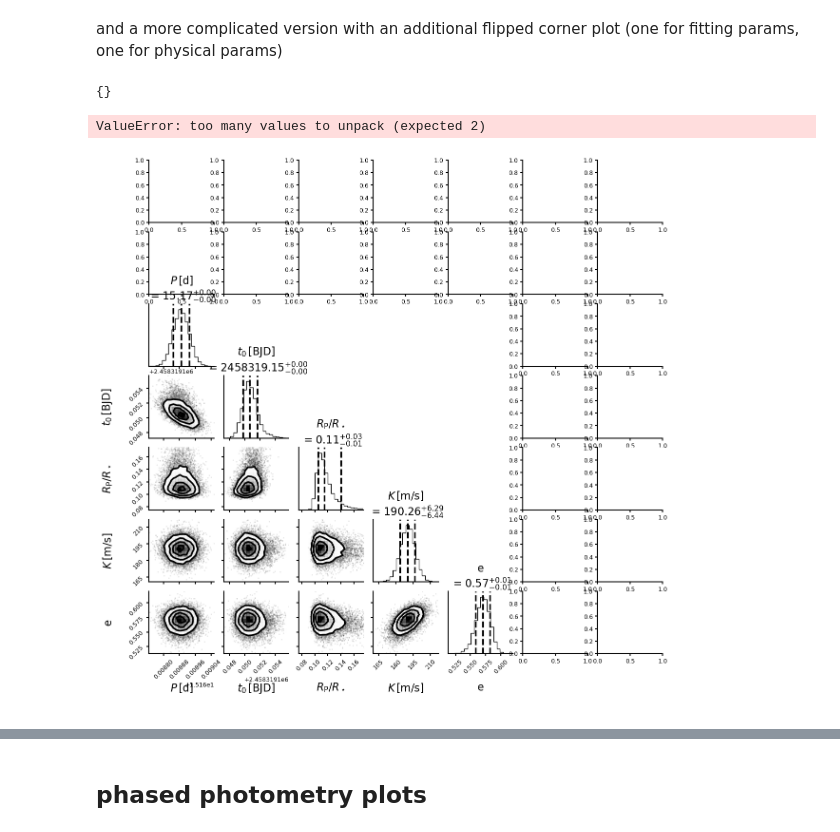
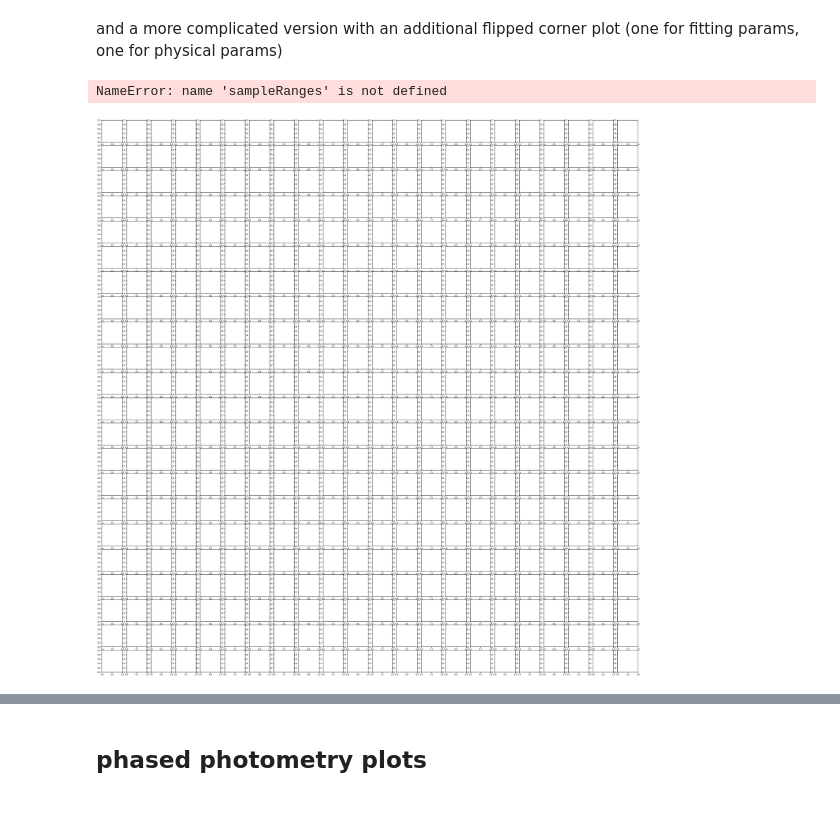
Before and after one commit to matiscke/eccentricWarmJupiter, a Jupyter notebook: 20200312_WINEpaper.ipynb, the cells around one changed output, grey strips where cells are left out. Saved outputs shown, nothing was run; the diff lists cells and outputs as text; code cells hidden in the pictures.

Commit message:
try to combine two cornerplots in one fig

```diff
--- a/20200312_WINEpaper.ipynb
+++ b/20200312_WINEpaper.ipynb
@@ -211,11 +192,11 @@ TypeError: object of type 'NoneType' has no len()
 # %% [markdown]
 ...and a smaller corner plot including only major parameters
 # %%
-params = ['P_p1', 't0_p1', 'K_p1', 'p_p1', 'ecc']
+params = ['P_p1', 't0_p1', 'K_p1', 'p_p1']
 sampleRanges = [1. for i in params]
 sampleRanges[2] = (0.075,0.175)    # order is not the one in the list 'params'
 
-fig, caxes = plots.plot_cornerPlot(results, posterior_names=params, pl=results.pl, pu=results.pu,
+fig= plots.plot_cornerPlot(results, posterior_names=params, pl=results.pl, pu=results.pu,
                                 quantiles=[0.16, 0.5, 0.84], show_titles=True, reverse=False,
                                 title_kwargs={"fontsize": 16}, title_fmt='.2f',
                                 rasterized=True,
@@ -229,48 +212,62 @@ TypeError: corner() got multiple values for argument 'range'
 and a more complicated version with an additional flipped corner plot (one for fitting params, one for physical params)
 # %%
 ndim = len(params)
+params2 = ['ecc', 'b_p1', 'radius_rj_p1']
+ndim2 = len(params2)
+
+
 
 # Some magic numbers for pretty axis layout (as in corner.corner)
 K = ndim
 factor = 2.0           # size of one side of one panel
 # if reverse:
 #     lbdim = 0.2 * factor   # size of left/bottom margin
 #     trdim = 0.5 * factor   # size of top/right margin
 # else:
 lbdim = 0.5 * factor   # size of left/bottom margin
 trdim = 0.2 * factor   # size of top/right margin
 whspace = 0.05         # w/hspace size
 plotdim = factor * K + factor * (K - 1.) * whspace
 dim = lbdim + plotdim + trdim
 
 # Create a new figure
-fig, caxes = plt.subplots(7,7, figsize=(dim, dim))
+figAll, caxes = plt.subplots(ndim+1,ndim+1, figsize=(dim, dim))
+# [ax.axis("off") for ax in caxes.flatten()]
+
 
 # lower left corner
-fig, caxes = plots.plot_cornerPlot(results, posterior_names=params, pl=results.pl, pu=results.pu,
-                                   fig=fig, axes=caxes[-ndim:,0:ndim]),
-#                                 quantiles=[0.16, 0.5, 0.84], show_titles=True, reverse=False,
-#                                 title_kwargs={"fontsize": 16}, title_fmt='.2f',
-#                                 rasterized=True,
-#                                 label_kwargs={"fontsize": 16},
-#                                 range=sampleRanges)
-# print(axes)
+idx=[]
+for i in range(ndim):
+    for j in range(ndim):
+        if j <= i:
+            idx.append((i,j))
+loweraxes = [caxes[tupel[0], tupel[1]] for tupel in idx]
 
-# # upper right corner
-# fig, axes = plots.plot_cornerPlot(results, posterior_names=params, pl=results.pl, pu=results.pu,
-#                                    fig=fig, axes=axes[0:ndim,-ndim:],
-#                                 quantiles=[0.16, 0.5, 0.84], show_titles=True, reverse=True,
-#                                 title_kwargs={"fontsize": 16}, title_fmt='.2f',
-#                                 rasterized=True,
-#                                 label_kwargs={"fontsize": 16},
+figAll = plots.plot_cornerPlot(results, posterior_names=params, pl=results.pl, pu=results.pu,
+                                fig=figAll, axes=caxes[-ndim:,0:ndim],
+                                quantiles=[0.16, 0.5, 0.84], show_titles=True, reverse=False,
+                                title_kwargs={"fontsize": 16}, title_fmt='.2f',
+                                rasterized=True,
+                                label_kwargs={"fontsize": 16},
+                                range=sampleRanges)
+
+
+
+# upper right corner
+figAll= plots.plot_cornerPlot(results, posterior_names=params2, pl=results.pl, pu=results.pu,
+                                fig=figAll, axes=caxes[0:ndim2,-ndim2:],
+                                quantiles=[0.16, 0.5, 0.84], show_titles=True, reverse=True,
+                                title_kwargs={"fontsize": 16}, title_fmt='.2f',
+                                rasterized=True,
+                                label_kwargs={"fontsize": .3, 'alpha':0.}
+                             )
 #                                 range=sampleRanges)
 
-# fig = corner.corner(samples, fig=fig, axes=axs[0:ndim,-ndim:], reverse=True)
-# fig = corner.corner(samples, fig=fig, axes=axs[-ndim:,0:ndim], reverse=False)
+# remove spines etc. from unused axes
+for ax in caxes[0,:-ndim2]:
+    ax.axis('off')
+for ax in caxes[ndim2:,-1]:
+    ax.axis('off')
 # %% [output]
-{}
+NameError: name 'sampleRanges' is not defined
-ValueError: too many values to unpack (expected 2)
+[figure, added]
-# %%
-fig
-# %% [output]
-[figure, removed]
```
Also changed, not shown: parts of 22 cells of this notebook, 1 other file.
